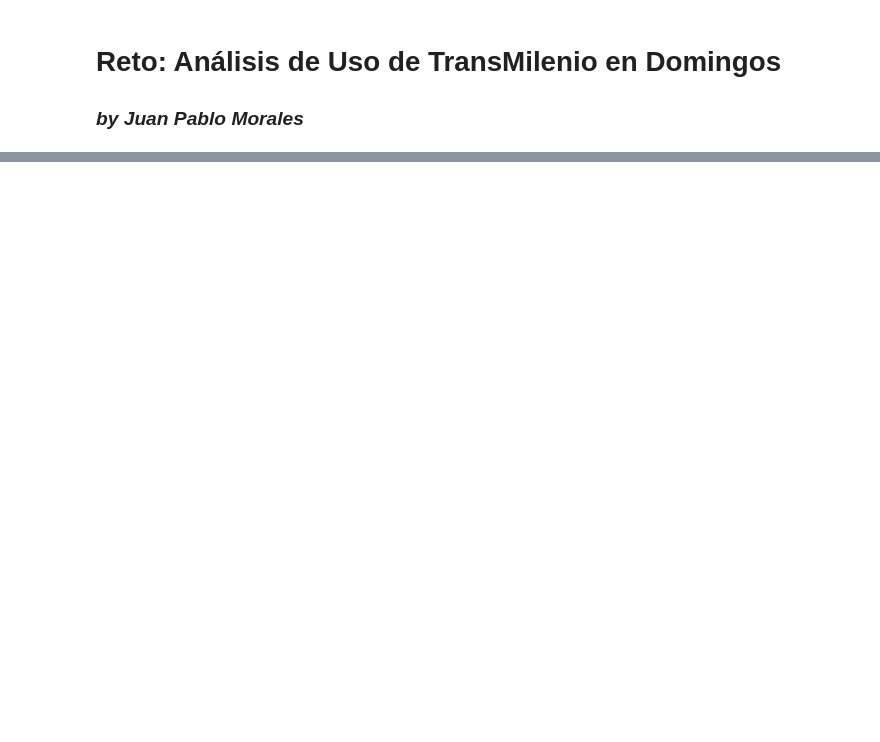
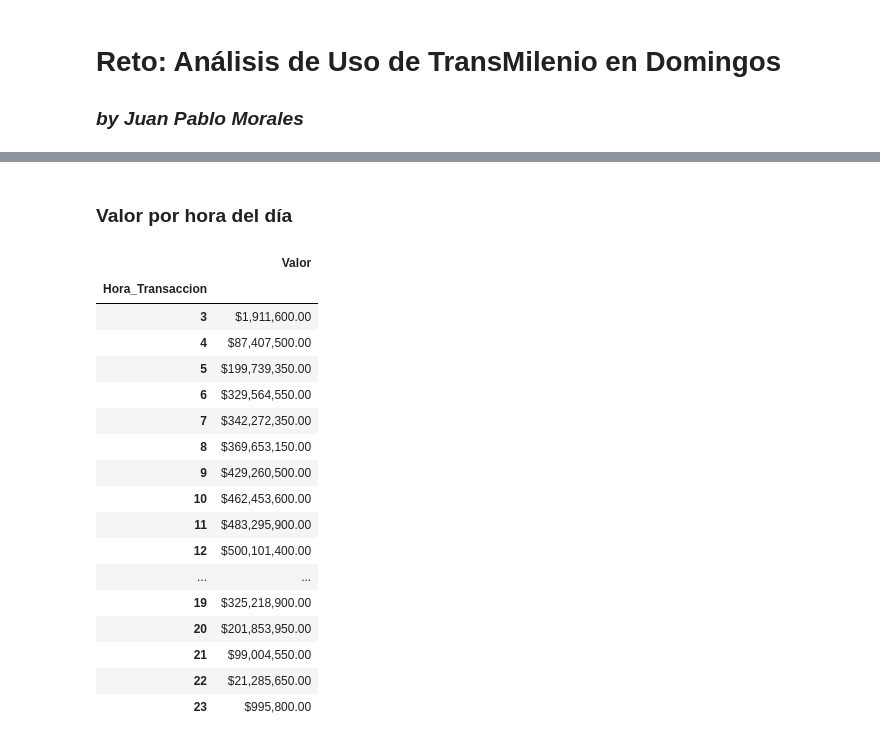
Before and after one commit to Kolozuz/data-analysis-seti-2024, a Jupyter notebook: main.ipynb, the cells around one changed output, grey strips where cells are left out. Cells and saved outputs as stored; diff of their text form; code cells hidden in the pictures; blank space fills up the shorter version.

```diff
--- a/main.ipynb
+++ b/main.ipynb
@@ -175,0 +206,3 @@ op_df.head()
+# %%
+def to_currency(x):
+    return "${:,.2f}".format(x)
@@ -175,0 +222,2 @@ op_df.head()
+# %% [markdown]
+### Valor por hora del día
@@ -175,0 +227,23 @@ op_df.head()
+# %%
+summary_by_hour = op_df.pivot_table("Valor", index="Hora_Transaccion", aggfunc="sum", observed=False)
+summary_by_hour["Valor"] = summary_by_hour["Valor"].apply(to_currency)
+summary_by_hour
+# %% [output]
+|  | Valor |
+| Hora_Transaccion |  |
+| 3 | $1,911,600.00 |
+| 4 | $87,407,500.00 |
+| 5 | $199,739,350.00 |
+| 6 | $329,564,550.00 |
+| 7 | $342,272,350.00 |
+| 8 | $369,653,150.00 |
+| 9 | $429,260,500.00 |
+| 10 | $462,453,600.00 |
+| 11 | $483,295,900.00 |
+| 12 | $500,101,400.00 |
+| ... | ... |
+| 19 | $325,218,900.00 |
+| 20 | $201,853,950.00 |
+| 21 | $99,004,550.00 |
+| 22 | $21,285,650.00 |
+| 23 | $995,800.00 |
```
Also changed, not shown: parts of 24 cells of this notebook.
